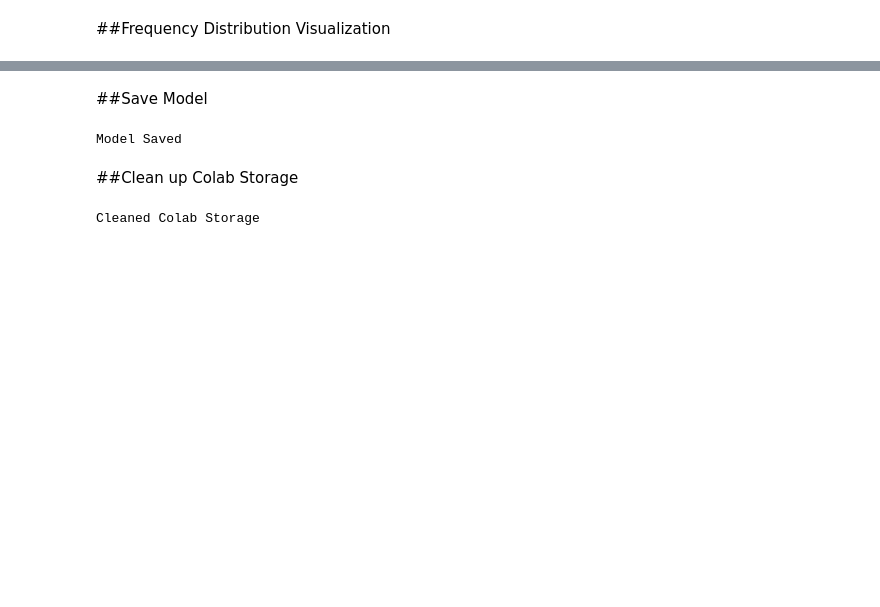
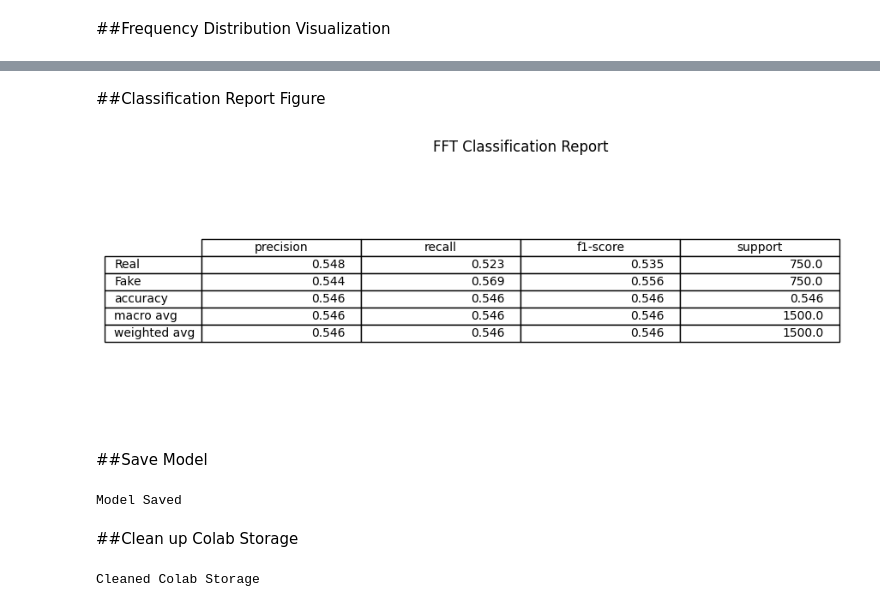
Before and after one commit to UIUC-CS445-DeepFakes/FFT, a Jupyter notebook: FFT_Final.ipynb, the cells around one changed output, grey strips where cells are left out. Drawn from its saved outputs; the diff is of its cells as text; code cells hidden in the pictures; blank space fills up the shorter version.

Commit message:
Updated FFT code
This includes a classification report

```diff
--- a/FFT_Final.ipynb
+++ b/FFT_Final.ipynb
@@ -548,3 +549,41 @@ plt.show()
+# %% [markdown]
+##Classification Report Figure
+# %%
+import matplotlib.pyplot as plt
+import pandas as pd
+
+report = classification_report(
+    y_test,
+    y_test_pred,
+    target_names=["Real", "Fake"],
+    output_dict=True
+)
+
+df = pd.DataFrame(report).transpose()
+
+fig, ax = plt.subplots(figsize=(8,4))
+
+ax.axis('off')
+
+table = ax.table(
+    cellText=df.round(3).values,
+    colLabels=df.columns,
+    rowLabels=df.index,
+    loc='center'
+)
+
+table.auto_set_font_size(False)
+table.set_fontsize(10)
+table.scale(1.2, 1.2)
+
+plt.title("FFT Classification Report")
+
+plt.savefig("fft_classification_report.png",
+            bbox_inches='tight')
+
+plt.show()
+# %% [output]
+[figure, added]
 # %% [markdown]
 ##Save Model
 # %%
```
Also changed, not shown: parts of 9 cells of this notebook.
